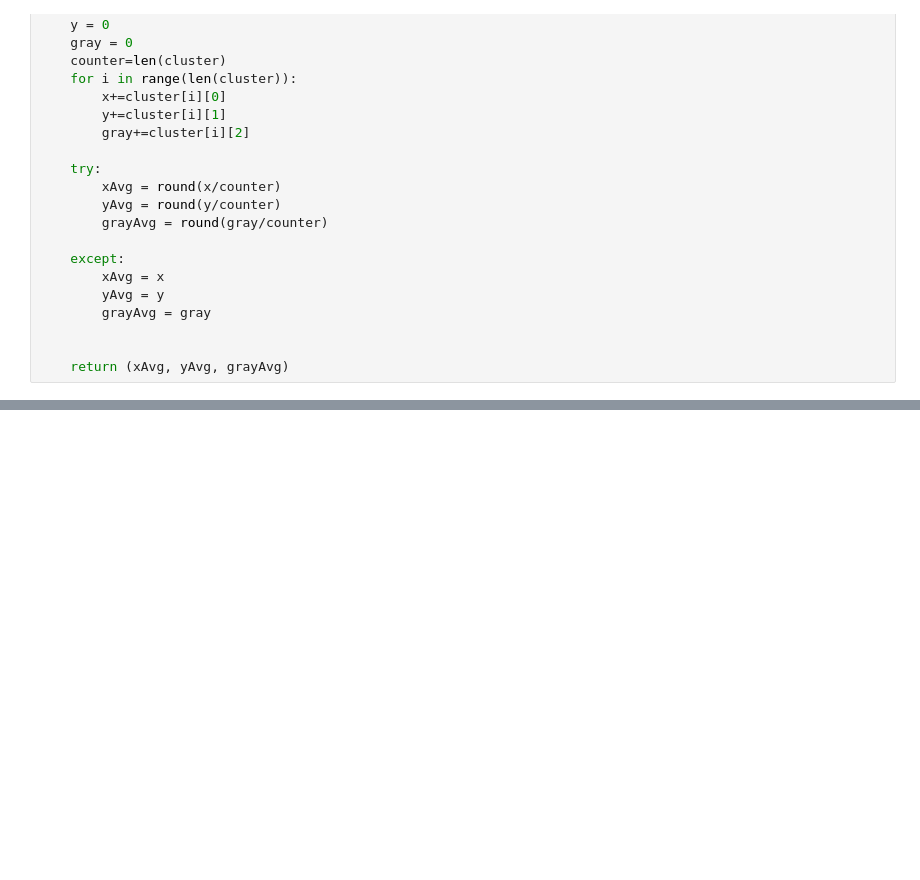
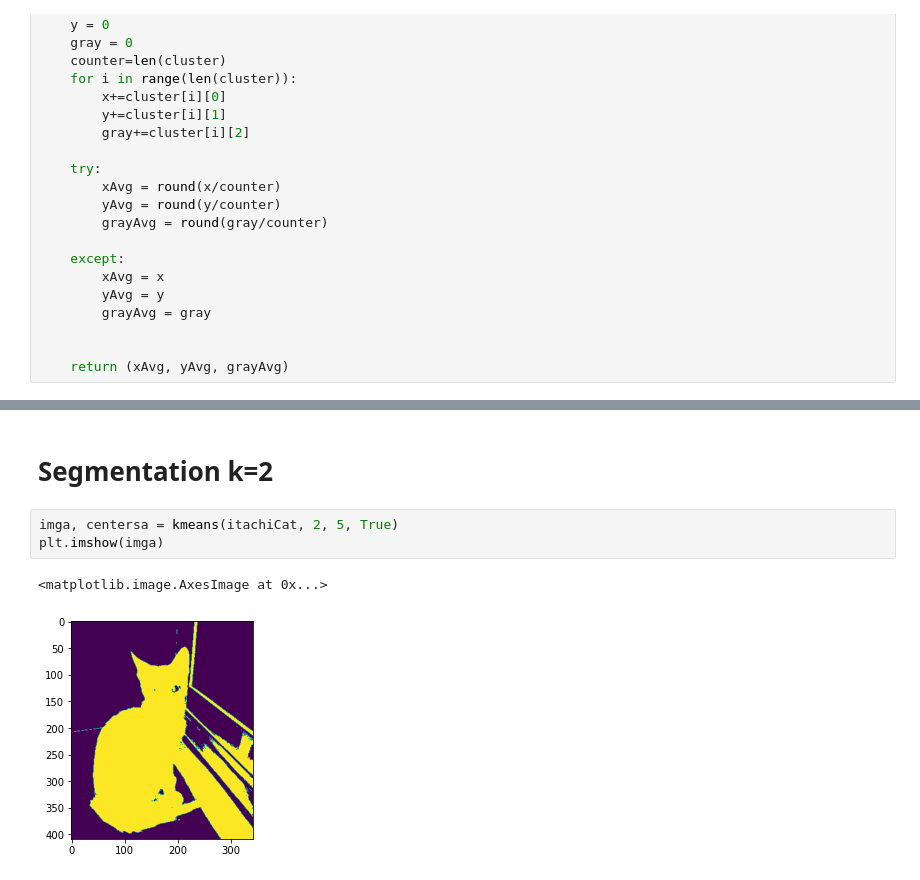
Before and after one commit to alezanper/kmeans-images, a Jupyter notebook: Untitled.ipynb, the cells around one changed output, grey strips where cells are left out. Drawn from its saved outputs; the diff is of its cells as text; blank space fills up the shorter version.

```diff
--- a/Untitled.ipynb
+++ b/Untitled.ipynb
@@ -128,0 +144,8 @@ def kmeans(image, numClusters, maxIterations, onlyGray):
+# %% [markdown]
+# Segmentation k=2
+# %%
+imga, centersa = kmeans(itachiCat, 2, 5, True)
+plt.imshow(imga)
+# %% [output]
+<matplotlib.image.AxesImage at 0x...>
+[figure, added]
```
Also changed, not shown: parts of 11 cells of this notebook, 2 other files.
